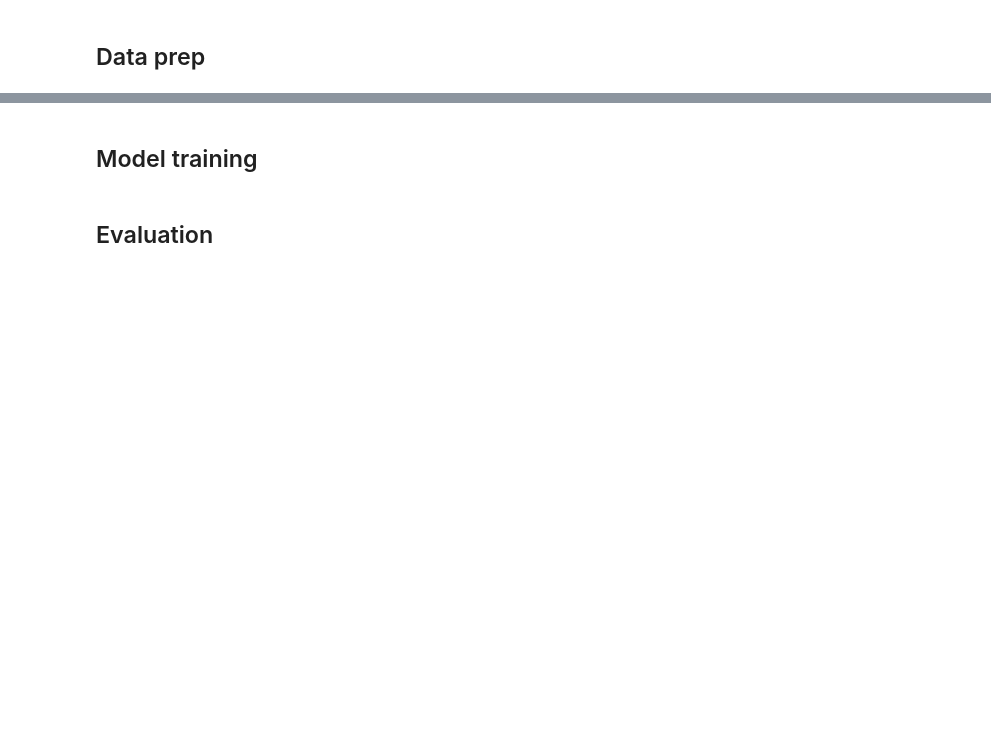
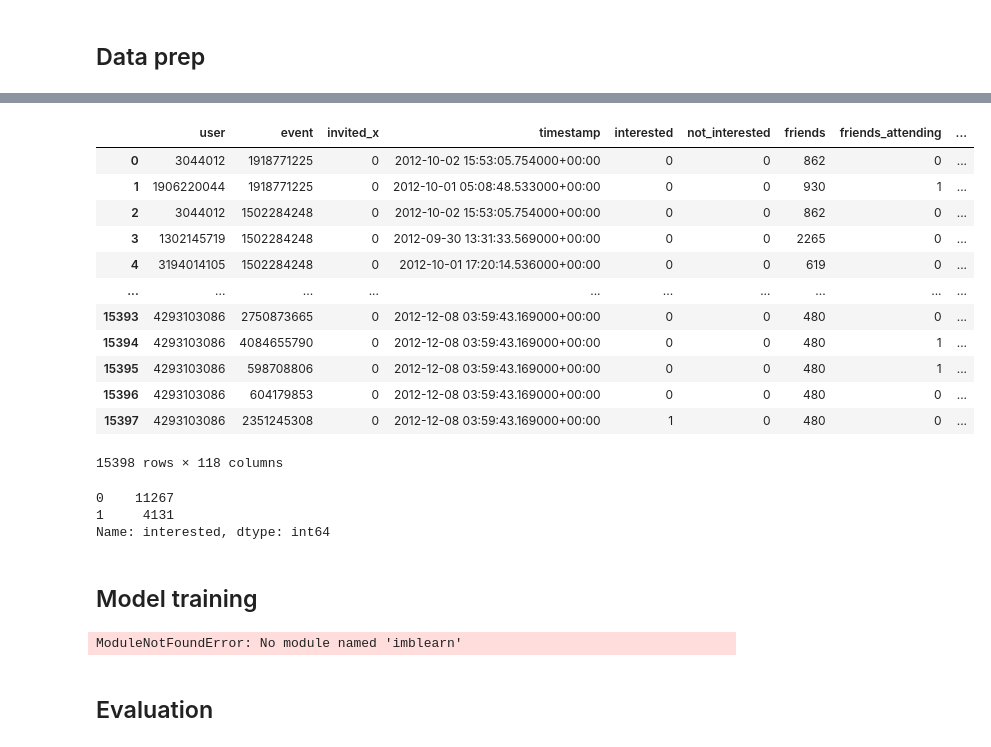
Before and after one commit to dsanmart/everywhere-reco, a Jupyter notebook: examples/models/model1.ipynb, the cells around one changed output, grey strips where cells are left out. Saved outputs shown, nothing was run; the diff lists cells and outputs as text; code cells hidden in the pictures; blank space fills up the shorter version.

```diff
--- a/examples/models/model1.ipynb
+++ b/examples/models/model1.ipynb
@@ -59,0 +156,19 @@ Length: 110, dtype: int64
+# %%
+df_events_clean = df_events.drop(columns=['user_id', 'start_time', 'city', 'state', 'zip', 'country', 'lat', 'lng'])
+# Merge with events
+df_train = pd.merge(df_train, df_events_clean, how='inner', left_on='event', right_on='event_id')
+df_train
+# %% [output]
+|  | user | event | invited_x | timestamp | interested | not_interested | friends | friends_attending | ... |
+| 0 | 3044012 | 1918771225 | 0 | 2012-10-02 15:53:05.754000+00:00 | 0 | 0 | 862 | 0 | ... |
+| 1 | 1906220044 | 1918771225 | 0 | 2012-10-01 05:08:48.533000+00:00 | 0 | 0 | 930 | 1 | ... |
+| 2 | 3044012 | 1502284248 | 0 | 2012-10-02 15:53:05.754000+00:00 | 0 | 0 | 862 | 0 | ... |
+| 3 | 1302145719 | 1502284248 | 0 | 2012-09-30 13:31:33.569000+00:00 | 0 | 0 | 2265 | 0 | ... |
+| 4 | 3194014105 | 1502284248 | 0 | 2012-10-01 17:20:14.536000+00:00 | 0 | 0 | 619 | 0 | ... |
+| ... | ... | ... | ... | ... | ... | ... | ... | ... | ... |
+| 15393 | 4293103086 | 2750873665 | 0 | 2012-12-08 03:59:43.169000+00:00 | 0 | 0 | 480 | 0 | ... |
+| 15394 | 4293103086 | 4084655790 | 0 | 2012-12-08 03:59:43.169000+00:00 | 0 | 0 | 480 | 1 | ... |
+| 15395 | 4293103086 | 598708806 | 0 | 2012-12-08 03:59:43.169000+00:00 | 0 | 0 | 480 | 1 | ... |
+| 15396 | 4293103086 | 604179853 | 0 | 2012-12-08 03:59:43.169000+00:00 | 0 | 0 | 480 | 0 | ... |
+| 15397 | 4293103086 | 2351245308 | 0 | 2012-12-08 03:59:43.169000+00:00 | 1 | 0 | 480 | 0 | ... |
+15398 rows × 118 columns
@@ -60,7 +177,25 @@ Length: 110, dtype: int64
+# %%
+df_train["interested"].value_counts()
+# %% [output]
+0    11267
+1     4131
+Name: interested, dtype: int64
 # %% [markdown]
 ## Model training
 # %%
-# model.fit
+from sklearn.model_selection import train_test_split
+from imblearn.under_sampling import ClusterCentroids, RandomUnderSampler
+from collections import Counter
+
+data=df_train.copy()
+X = data.drop('Interested', axis = 1)
+y = data['Interested']
+print('Original dataset shape {}'.format(Counter(y)))
+cc = ClusterCentroids(random_state=42)
+X_res, y_res = cc.fit_resample(X, y)
+print('Resampled dataset shape {}'.format(Counter(y_res)))
+# %% [output]
+ModuleNotFoundError: No module named 'imblearn'
 # %%
 # preds = model.test
 # %% [markdown]
```
Also changed, not shown: parts of 12 cells of this notebook.
